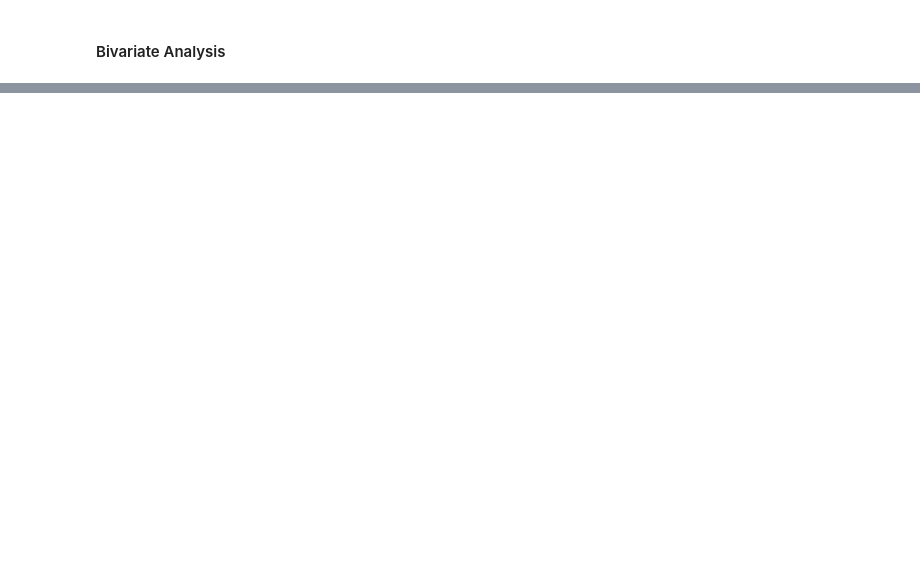
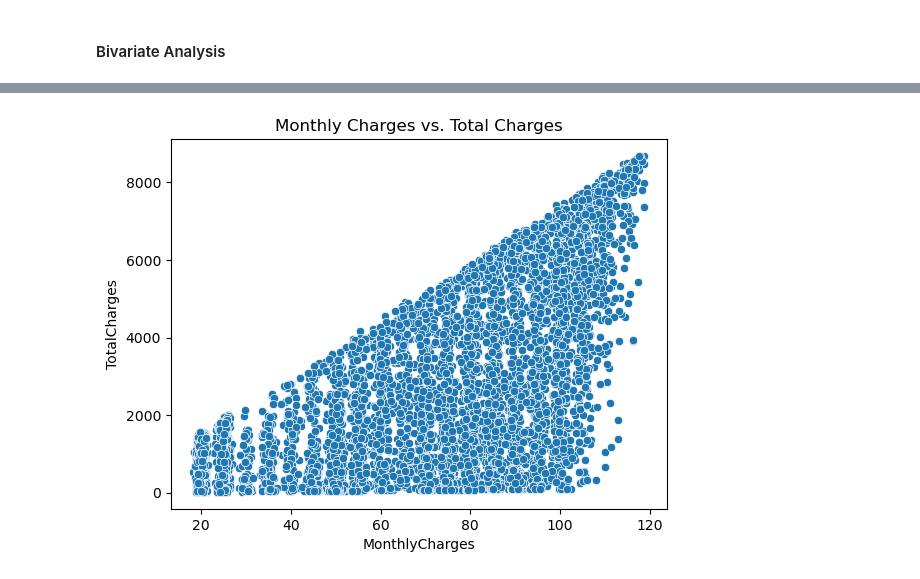
Before and after one commit to Jonasafutu/Career_Accelerator_LP3-Classifcation, a Jupyter notebook: Team Paris LP3 Classification Project.ipynb, the cells around one changed output, grey strips where cells are left out. Saved outputs shown, nothing was run; the diff lists cells and outputs as text; code cells hidden in the pictures; blank space fills up the shorter version.

```diff
--- a/Team Paris LP3 Classification Project.ipynb
+++ b/Team Paris LP3 Classification Project.ipynb
@@ -277,0 +350,7 @@ plt.show()
+# %%
+# Correlation matrix between monthly charges and total charges
+sns.scatterplot(data=telco, x='MonthlyCharges', y='TotalCharges')
+plt.title('Monthly Charges vs. Total Charges')
+plt.show()
+# %% [output]
+[figure, added]
```
Also changed, not shown: parts of 31 cells of this notebook.
